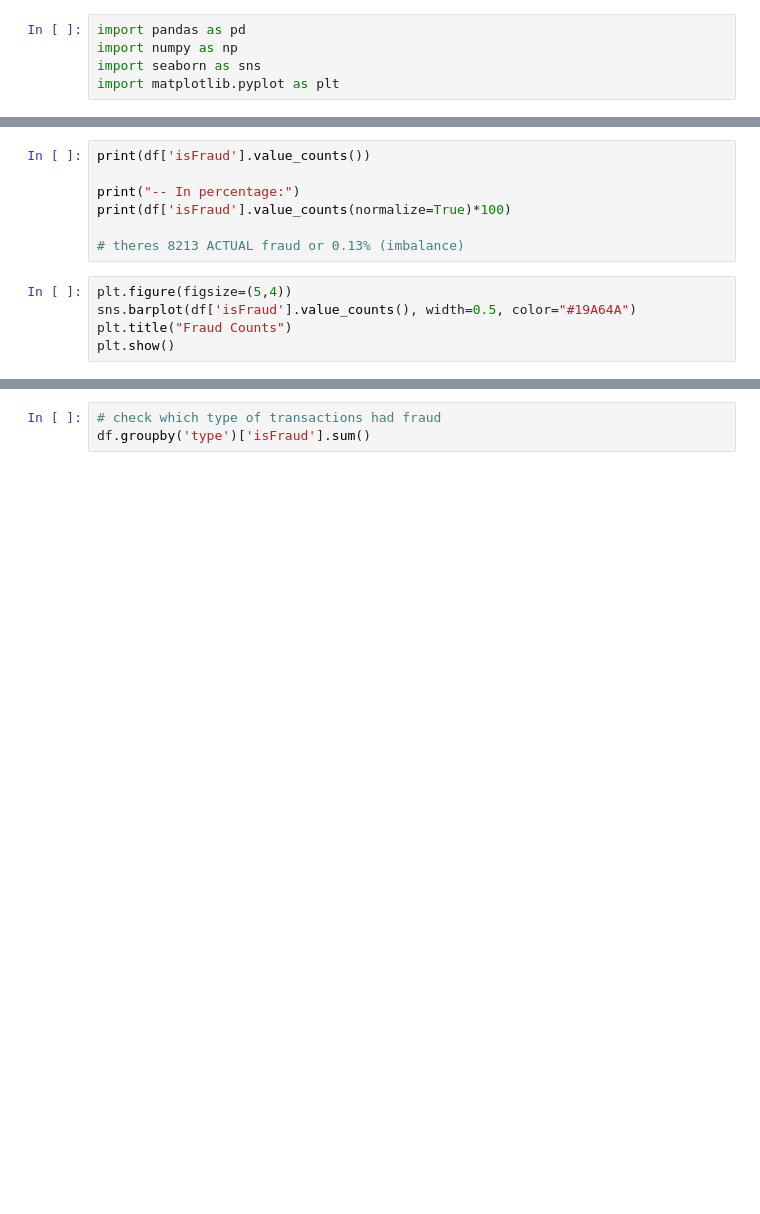
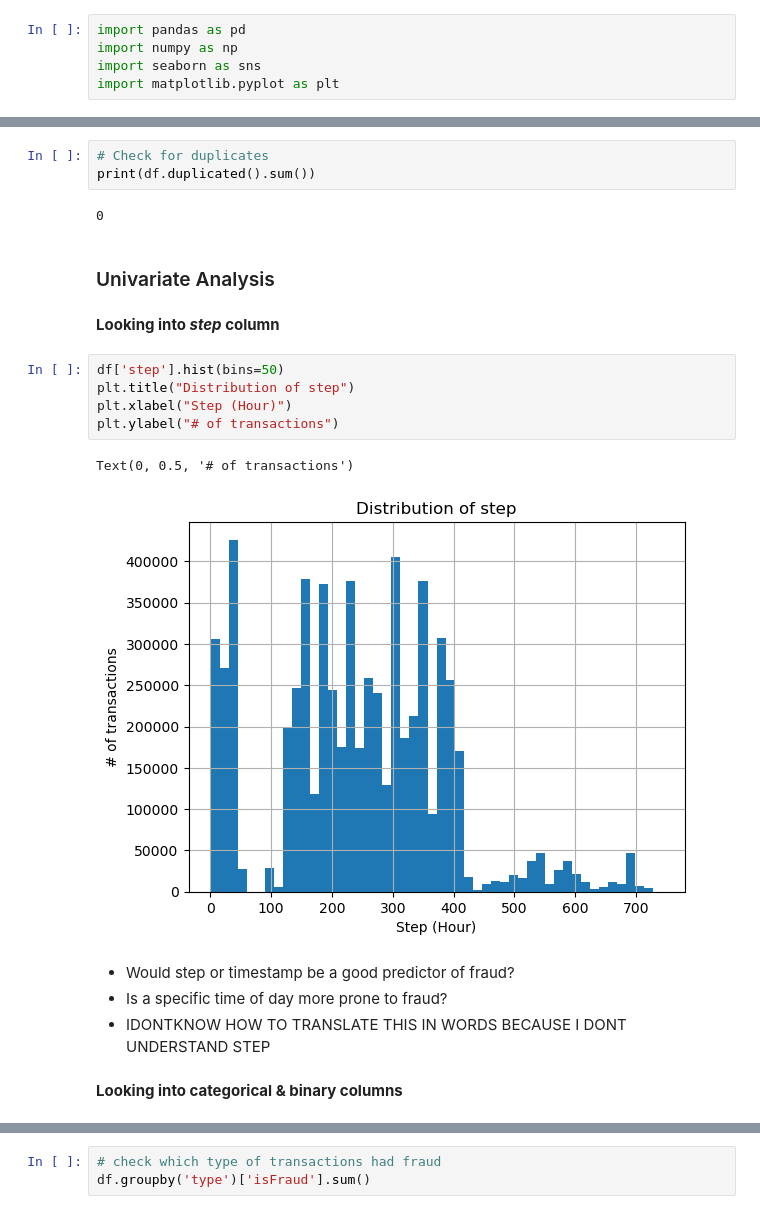
Before and after one commit to ach0309/Fraud_Detection_Project, a Jupyter notebook: code/explore.ipynb, the cells around one changed output, grey strips where cells are left out. Drawn from its saved outputs; the diff is of its cells as text; blank space fills up the shorter version.

Commit message:
univariate analysis

```diff
--- a/code/explore.ipynb
+++ b/code/explore.ipynb
@@ -23,12 +68,23 @@ df['type'].value_counts()
-# %%
-print(df['isFraud'].value_counts())
-
-print("-- In percentage:")
-print(df['isFraud'].value_counts(normalize=True)*100)
-
-# theres 8213 ACTUAL fraud or 0.13% (imbalance)
-# %%
-plt.figure(figsize=(5,4))
-sns.barplot(df['isFraud'].value_counts(), width=0.5, color="#19A64A")
-plt.title("Fraud Counts")
-plt.show()
+# %%
+# Check for duplicates
+print(df.duplicated().sum())
+# %% [output]
+0
+# %% [markdown]
+### Univariate Analysis
+# %% [markdown]
+**Looking into *step* column**
+# %%
+df['step'].hist(bins=50)
+plt.title("Distribution of step")
+plt.xlabel("Step (Hour)")
+plt.ylabel("# of transactions")
+# %% [output]
+Text(0, 0.5, '# of transactions')
+[figure, added]
+# %% [markdown]
+- Would step or timestamp be a good predictor of fraud?
+- Is a specific time of day more prone to fraud?
+- IDONTKNOW HOW TO TRANSLATE THIS IN WORDS BECAUSE I DONT UNDERSTAND STEP
+# %% [markdown]
+**Looking into categorical & binary columns**
```
Also changed, not shown: parts of 24 cells of this notebook, 1 other file.
